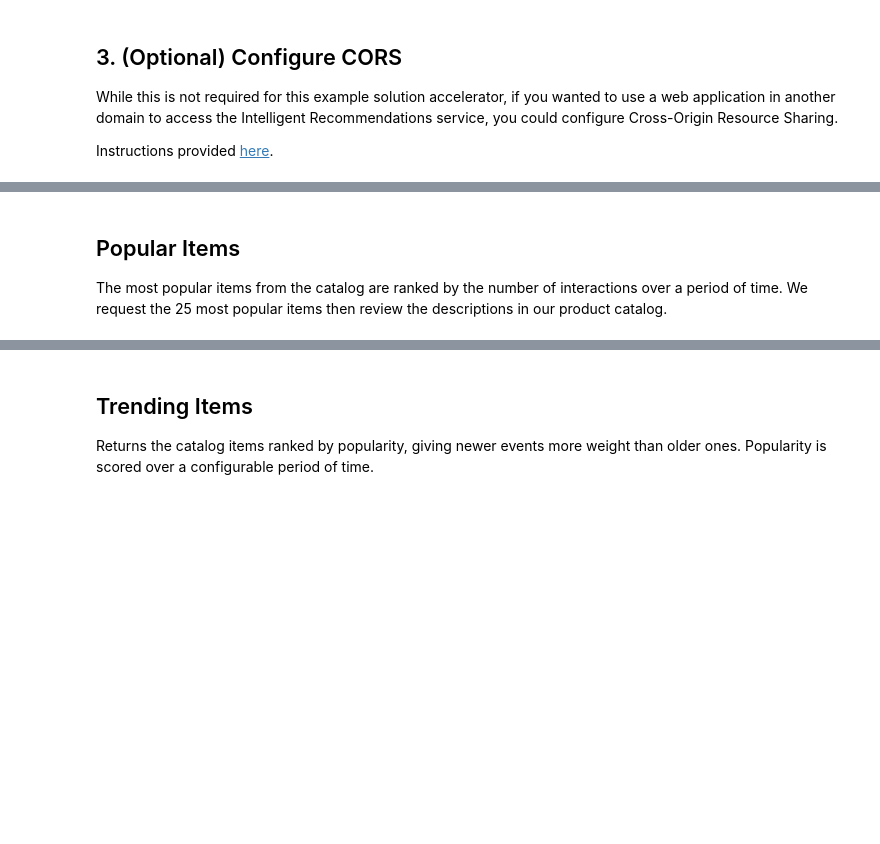
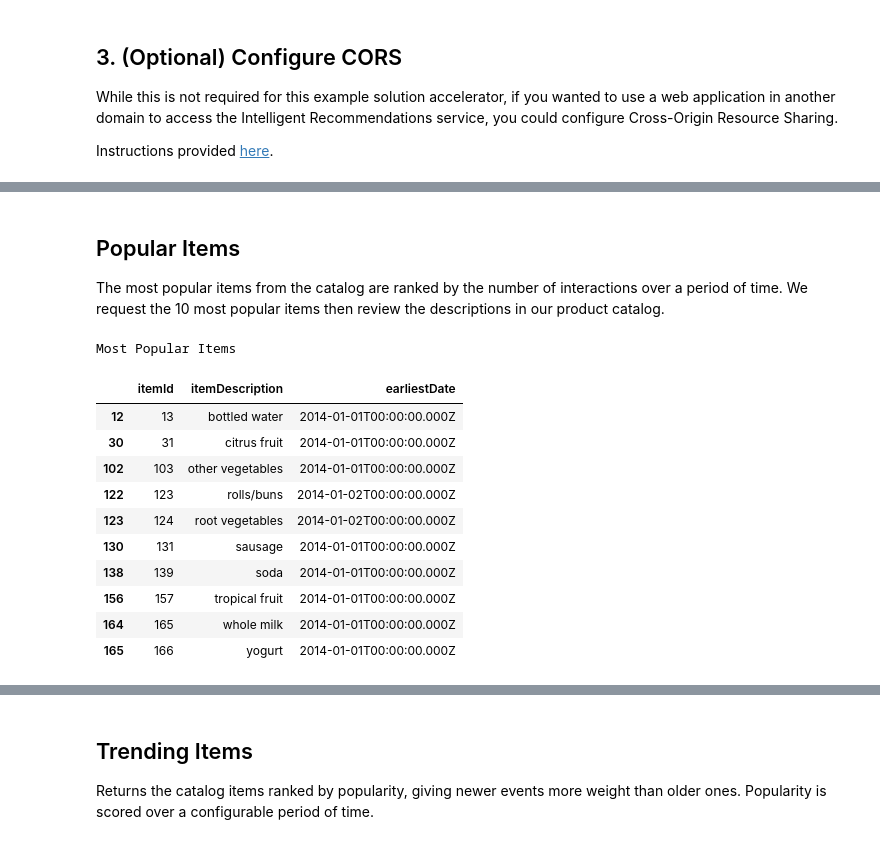
Before and after one commit to sebwaks/retail-recommender, a Jupyter notebook: 02_Recommendations.ipynb, the cells around one changed output, grey strips where cells are left out. Cells and saved outputs as stored; diff of their text form; code cells hidden in the pictures; blank space fills up the shorter version.

```diff
--- a/02_Recommendations.ipynb
+++ b/02_Recommendations.ipynb
@@ -131,7 +169,0 @@ Or, you can manually trigger the cooking process by running the following cell.
-# %%
-ir_trigger_model = ir_base_uri + '/Control/V1.0/Model?modeling={}'.format(model)
-
-api_call_headers = {'Authorization': 'Bearer ' + token}
-api_call_response = requests.post(ir_trigger_model, headers=api_call_headers)
-
-print(api_call_response.text)
@@ -183,32 +232,51 @@ def recommendation_uri_builder(base_uri, command, model, seed_item = 0, seed_use
     #as of July 2022, this is the API path
     ir_path = '/reco/v1.0/'
 
+    # Get Similar Items - Returns a list of item-to-item recommendations. Recommended items can be similar to the seed item or related in some way, based on the way data is structured and the algorithm.
+    # algo type for similar are Visual, Textual: '/reco/v1.0/similar/{}?AlgoType=Textual&modeling={}&count={}'.format(seed_item, model, return_count)
+    if command == 'similar_text':
+        uri = ir_base_uri + ir_path + 'similar/{}?AlgoType=Textual&modeling={}&count={}'.format(seed_item, model, return_count)
+    elif command == 'similar_visual':
+        uri = ir_base_uri + ir_path + 'similar/{}?AlgoType=Visual&modeling={}&count={}'.format(seed_item, model, return_count)
 
-    if command == 'similar':  #FOR FUTURE: algo type for similar are Visual, Textual: '/reco/v1.0/similar/{}?AlgoType=Textual&modeling={}&count={}'.format(seed_item, model, return_count)
-        uri = ir_base_uri + ir_path + 'similar/{}?modeling={}&count={}'.format(seed_item, model, return_count)
+    # Popular Items - Returns the most popular items from the catalog, ranked by the number of interactions over a period of time.
     elif command == 'popular':
         uri = ir_base_uri + ir_path + 'popular?modeling={}&count={}'.format(model, return_count)
+
+    # New Items - Returns the catalog items ranked by release date, newest first.
     elif command == 'new':
         uri = ir_base_uri + ir_path + 'new?modeling={}&count={}'.format(model, return_count)
+
+    # Trending Items - Returns the catalog items ranked by popularity, giving newer events more weight than older ones. Popularity is scored over a configurable period of time.
     elif command == 'trending':
         uri = ir_base_uri + ir_path + 'trending?modeling={}&count={}'.format(model, return_count)
+
+    # User Picks - Returns personal picks, or items from the catalog that the user is likely to interact with.
     elif command == 'picks':
         #algo types for user picks is only RecentPurchases
         uri = ir_base_uri + ir_path + 'picks?AlgoType=RecentPurchases&modeling={}&userId={}&count={}'.format(model, seed_user, return_count)
+
+    # Next Best Action - Cart or frequently bought together recommendations return items that are likely to be consumed together with the seed item(s).
+    #  returns a ranked list of "next best" based on a single item
     elif command == 'fbt':
         uri = ir_base_uri + ir_path + 'cart/{}?modeling={}&count={}'.format(seed_item, model, return_count)
-     elif command == 'cart':
+    # returns a ranked list of "next best" based on a list/set of mulitple items
+    elif command == 'cart':
         uri = ir_base_uri + ir_path + 'cart/items?seedItemIds={}&modeling={}&count={}&skipItems={}&userId={}'.format(seed_items_list, model, return_count, skip_count, seed_user)
+
     else:
         print("No URI could be formed")
 
-
     return uri
 # %%
 def return_recommended_items(uri, token):
     api_call_headers = {'Authorization': 'Bearer ' + token}
     api_call_response = requests.get(uri, headers=api_call_headers)
 
+    #note the return will be string/textual values
     rec_items = pd.json_normalize(json.loads(api_call_response.text)['items'])['id']
 
-    return rec_items
+    #for our example, our ids need to be int, edit/remove this for your use case as needed.
+    rec_items_intlist = list(map(int, rec_items))
+
+    return rec_items_intlist
@@ -217,7 +287,23 @@ def return_recommended_items(uri, token):
 # %% [markdown]
 ## Popular Items
 
-The most popular items from the catalog are ranked by the number of interactions over a period of time.  We request the 25 most popular items then review the descriptions in our product catalog.
+The most popular items from the catalog are ranked by the number of interactions over a period of time.  We request the 10 most popular items then review the descriptions in our product catalog.
 # %%
-popular_uri = recommendation_uri_builder(ir_base_uri, 'popular', model, return_count=25)
+popular_uri = recommendation_uri_builder(ir_base_uri, 'popular', model, return_count=10)
 popular_items = return_recommended_items(popular_uri, token)
+
+print("Most Popular Items")
+products_df[products_df['itemId'].isin(popular_items)]
+# %% [output]
+Most Popular Items
+|  | itemId | itemDescription | earliestDate |
+| 12 | 13 | bottled water | 2014-01-01T00:00:00.000Z |
+| 30 | 31 | citrus fruit | 2014-01-01T00:00:00.000Z |
+| 102 | 103 | other vegetables | 2014-01-01T00:00:00.000Z |
+| 122 | 123 | rolls/buns | 2014-01-02T00:00:00.000Z |
+| 123 | 124 | root vegetables | 2014-01-02T00:00:00.000Z |
+| 130 | 131 | sausage | 2014-01-01T00:00:00.000Z |
+| 138 | 139 | soda | 2014-01-01T00:00:00.000Z |
+| 156 | 157 | tropical fruit | 2014-01-01T00:00:00.000Z |
+| 164 | 165 | whole milk | 2014-01-01T00:00:00.000Z |
+| 165 | 166 | yogurt | 2014-01-01T00:00:00.000Z |
```
Also changed, not shown: parts of 87 cells of this notebook, 4 other files.
